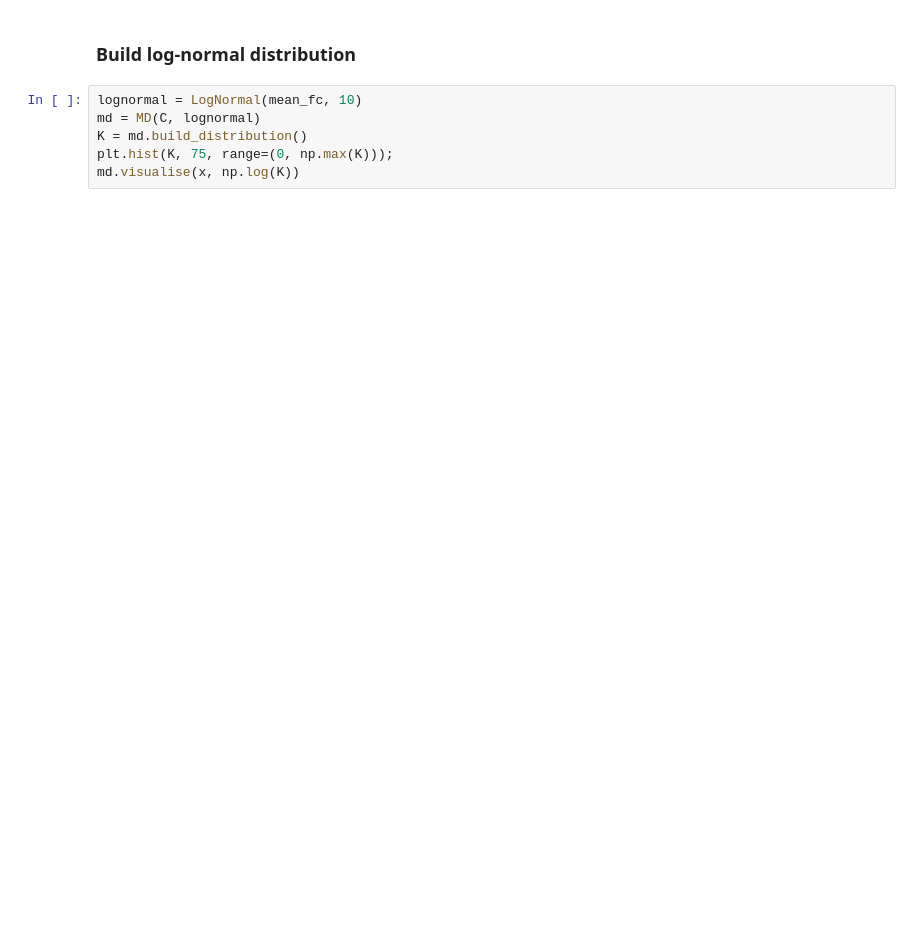
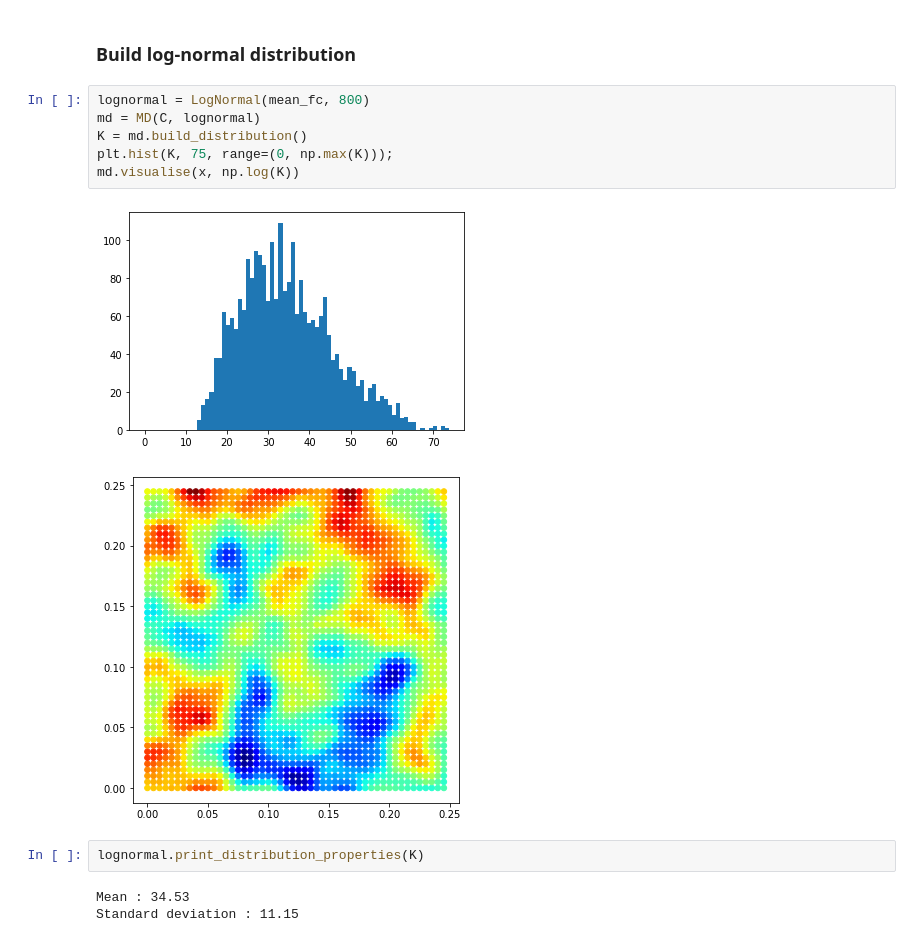
Before and after one commit to mark-hobbs/pyrf, a Jupyter notebook: Random_field_generation.ipynb, the cells around one changed output. Cells and saved outputs as stored; diff of their text form; blank space fills up the shorter version.

```diff
--- a/Random_field_generation.ipynb
+++ b/Random_field_generation.ipynb
@@ -55,8 +60,16 @@ md.visualise(x, K);
 # %% [markdown]
 ### Build log-normal distribution
 # %%
-lognormal = LogNormal(mean_fc, 10)
+lognormal = LogNormal(mean_fc, 800)
 md = MD(C, lognormal)
 K = md.build_distribution()
 plt.hist(K, 75, range=(0, np.max(K)));
 md.visualise(x, np.log(K))
+# %% [output]
+[figure, added]
+[figure, added]
+# %%
+lognormal.print_distribution_properties(K)
+# %% [output]
+Mean : 34.53
+Standard deviation : 11.15
```
Also changed, not shown: parts of 4 cells of this notebook, 2 other files.
